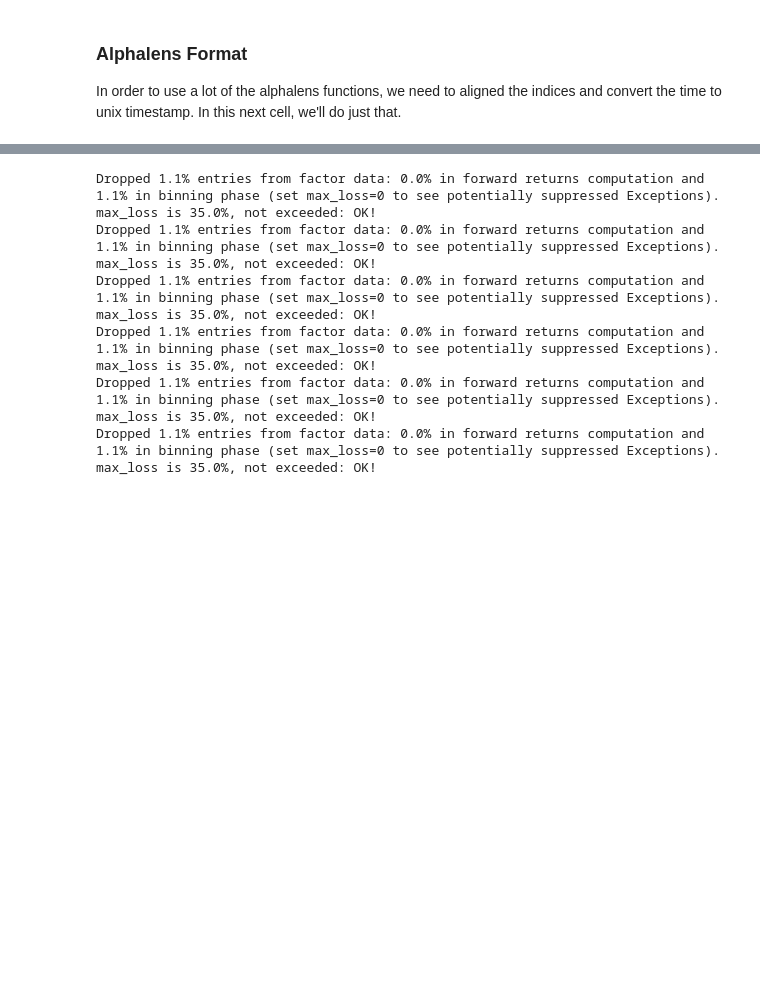
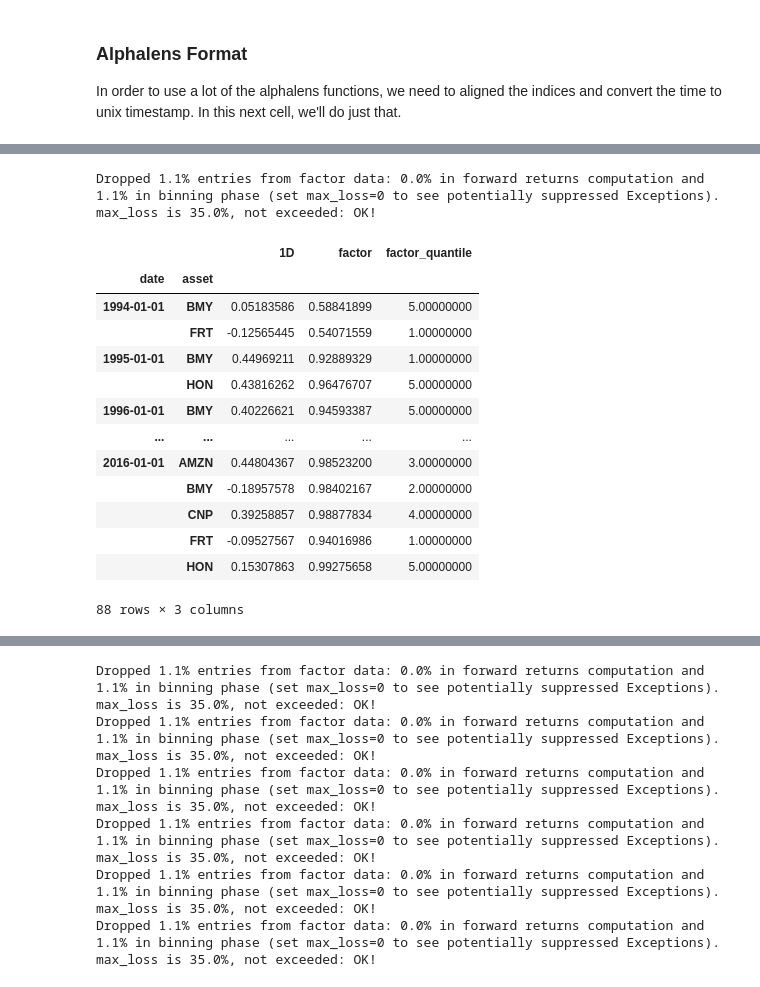
Before and after one commit to rometaidla/flash-boys, a Jupyter notebook: project_10K_sec_reports.ipynb, the cells around one changed output, grey strips where cells are left out. Cells and saved outputs as stored; diff of their text form; code cells hidden in the pictures; blank space fills up the shorter version.

Commit message:
Alphalens and initial factor analysis added.

```diff
--- a/project_10K_sec_reports.ipynb
+++ b/project_10K_sec_reports.ipynb
@@ -735,0 +772,20 @@ In order to use a lot of the alphalens functions, we need to aligned the indices
+# %%
+data = al.utils.get_clean_factor_and_forward_returns(cs_df.stack(), pricing, quantiles=5, bins=None, periods=[1])
+data
+# %% [output]
+Dropped 1.1% entries from factor data: 0.0% in forward returns computation and 1.1% in binning phase (set max_loss=0 to see potentially suppressed Exceptions).
+max_loss is 35.0%, not exceeded: OK!
+|  |  | 1D | factor | factor_quantile |
+| date | asset |  |  |  |
+| 1994-01-01 | BMY | 0.05183586 | 0.58841899 | 5.00000000 |
+|  | FRT | -0.12565445 | 0.54071559 | 1.00000000 |
+| 1995-01-01 | BMY | 0.44969211 | 0.92889329 | 1.00000000 |
+|  | HON | 0.43816262 | 0.96476707 | 5.00000000 |
+| 1996-01-01 | BMY | 0.40226621 | 0.94593387 | 5.00000000 |
+| ... | ... | ... | ... | ... |
+| 2016-01-01 | AMZN | 0.44804367 | 0.98523200 | 3.00000000 |
+|  | BMY | -0.18957578 | 0.98402167 | 2.00000000 |
+|  | CNP | 0.39258857 | 0.98877834 | 4.00000000 |
+|  | FRT | -0.09527567 | 0.94016986 | 1.00000000 |
+|  | HON | 0.15307863 | 0.99275658 | 5.00000000 |
+88 rows × 3 columns
```
Also changed, not shown: parts of 6 cells of this notebook, 5 other files.
